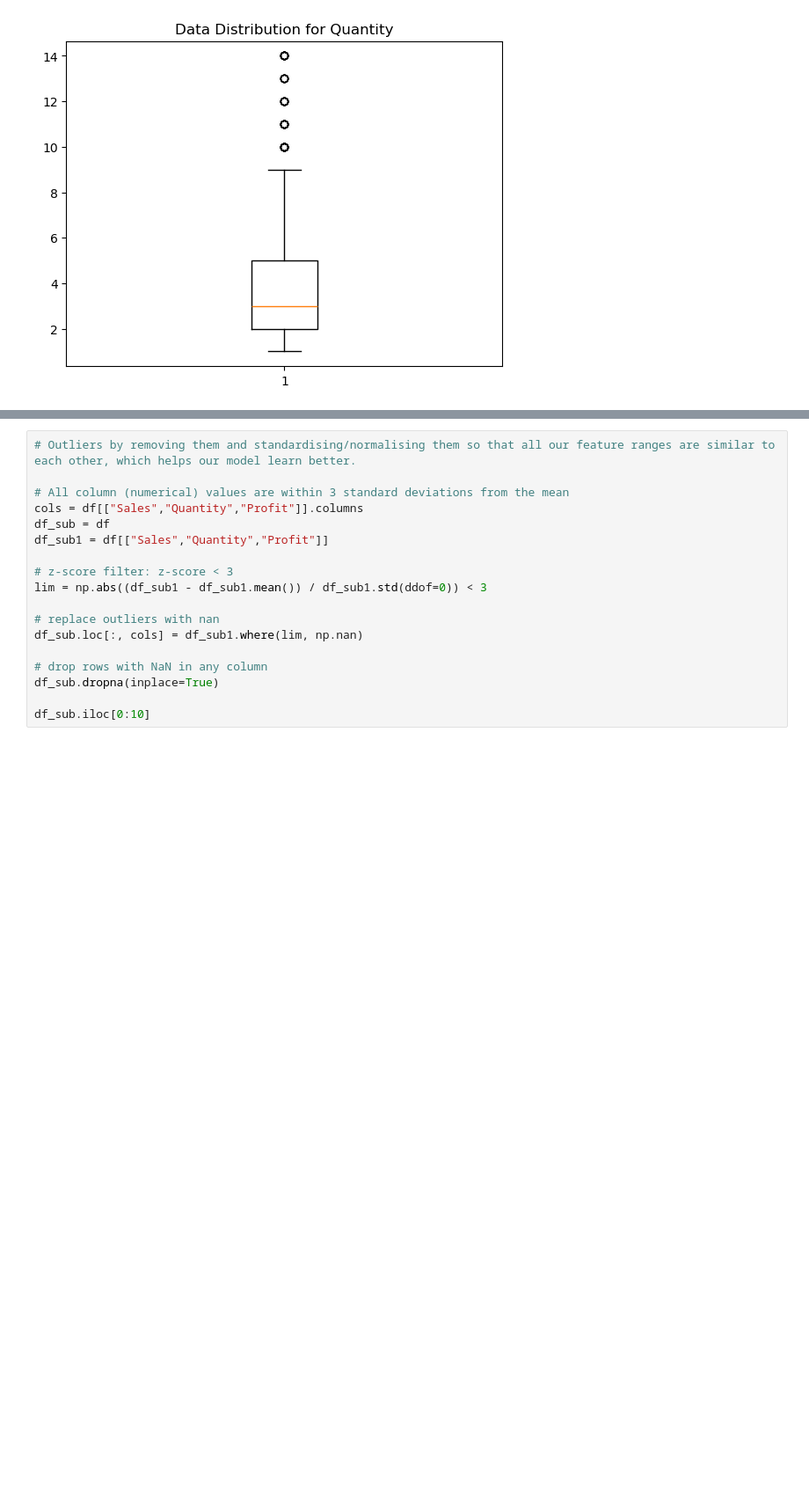
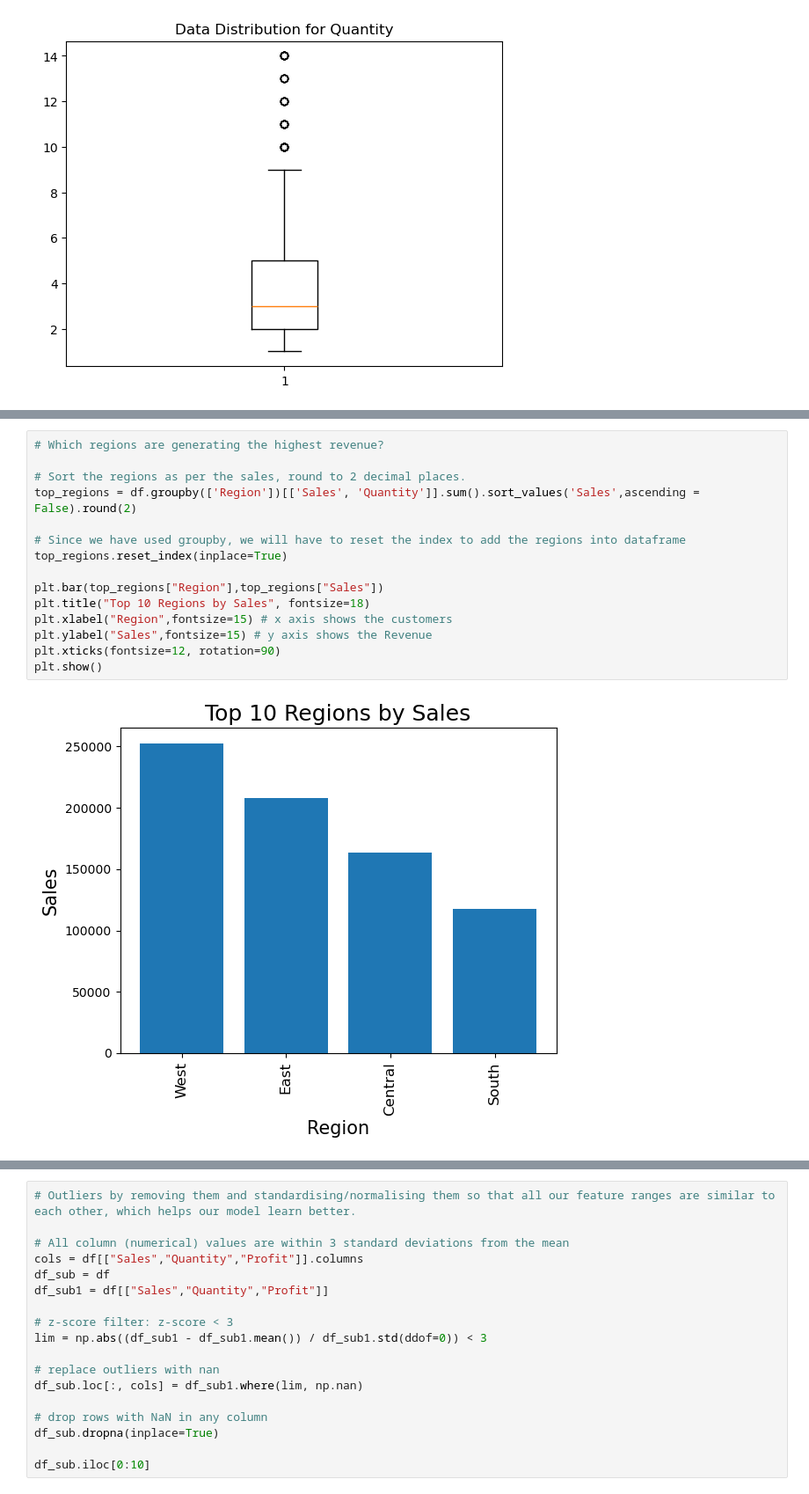
Before and after one commit to CandaceYMS/2024-Phase-2-data-science, a Jupyter notebook: data-science/1. Analysis and Preprocessing/part1-submission.ipynb, the cells around one changed output, grey strips where cells are left out. Shown: that part at 88% size. Drawn from its saved outputs; the diff is of its cells as text; blank space fills up the shorter version.

```diff
--- a/data-science/1. Analysis and Preprocessing/part1-submission.ipynb
+++ b/data-science/1. Analysis and Preprocessing/part1-submission.ipynb
@@ -280,0 +371,17 @@ memory usage: 348.1+ KB
+# %%
+# Which regions are generating the highest revenue?
+
+# Sort the regions as per the sales, round to 2 decimal places.
+top_regions = df.groupby(['Region'])[['Sales', 'Quantity']].sum().sort_values('Sales',ascending = False).round(2)
+
+# Since we have used groupby, we will have to reset the index to add the regions into dataframe
+top_regions.reset_index(inplace=True)
+
+plt.bar(top_regions["Region"],top_regions["Sales"])
+plt.title("Top 10 Regions by Sales", fontsize=18)
+plt.xlabel("Region",fontsize=15) # x axis shows the customers
+plt.ylabel("Sales",fontsize=15) # y axis shows the Revenue
+plt.xticks(fontsize=12, rotation=90)
+plt.show()
+# %% [output]
+[figure, added]
```
Also changed, not shown: parts of 24 cells of this notebook.
